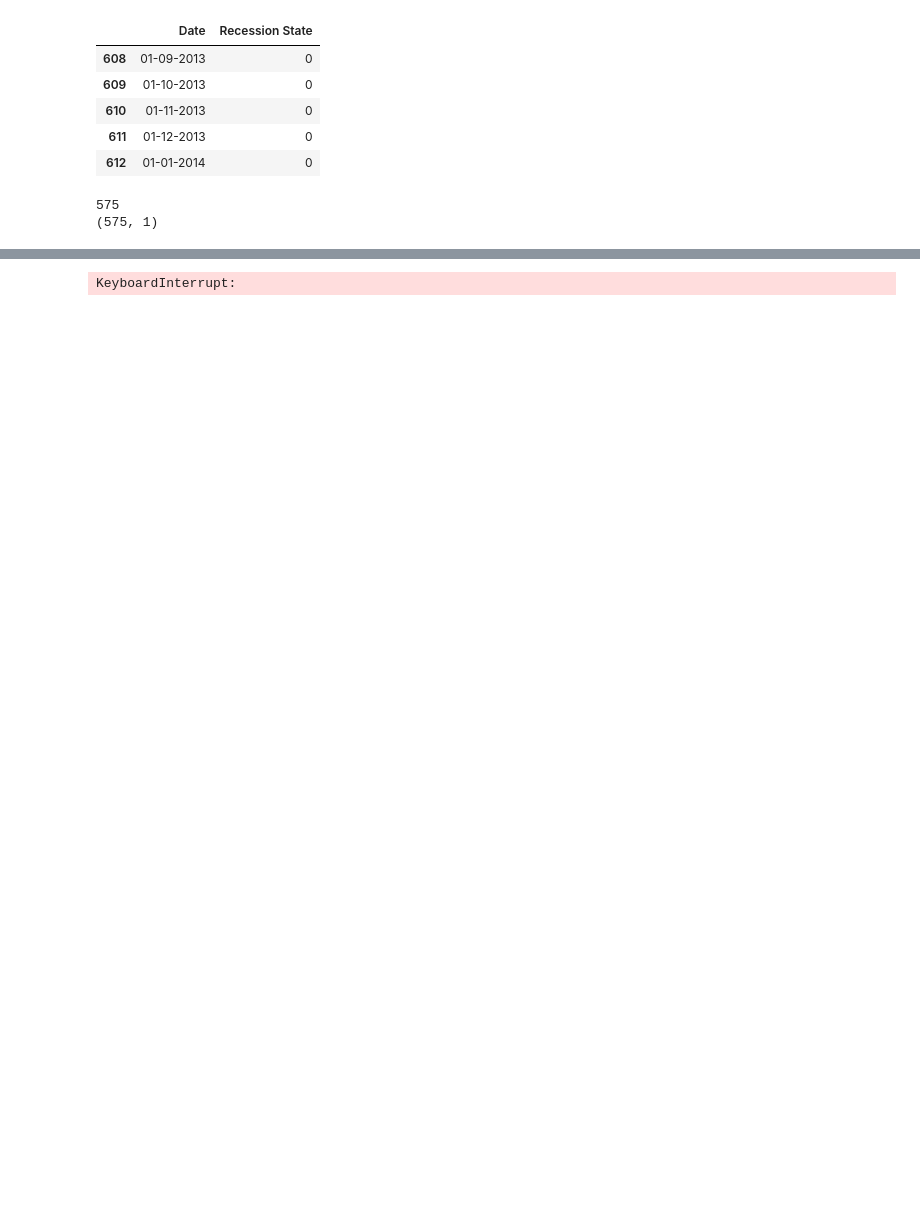
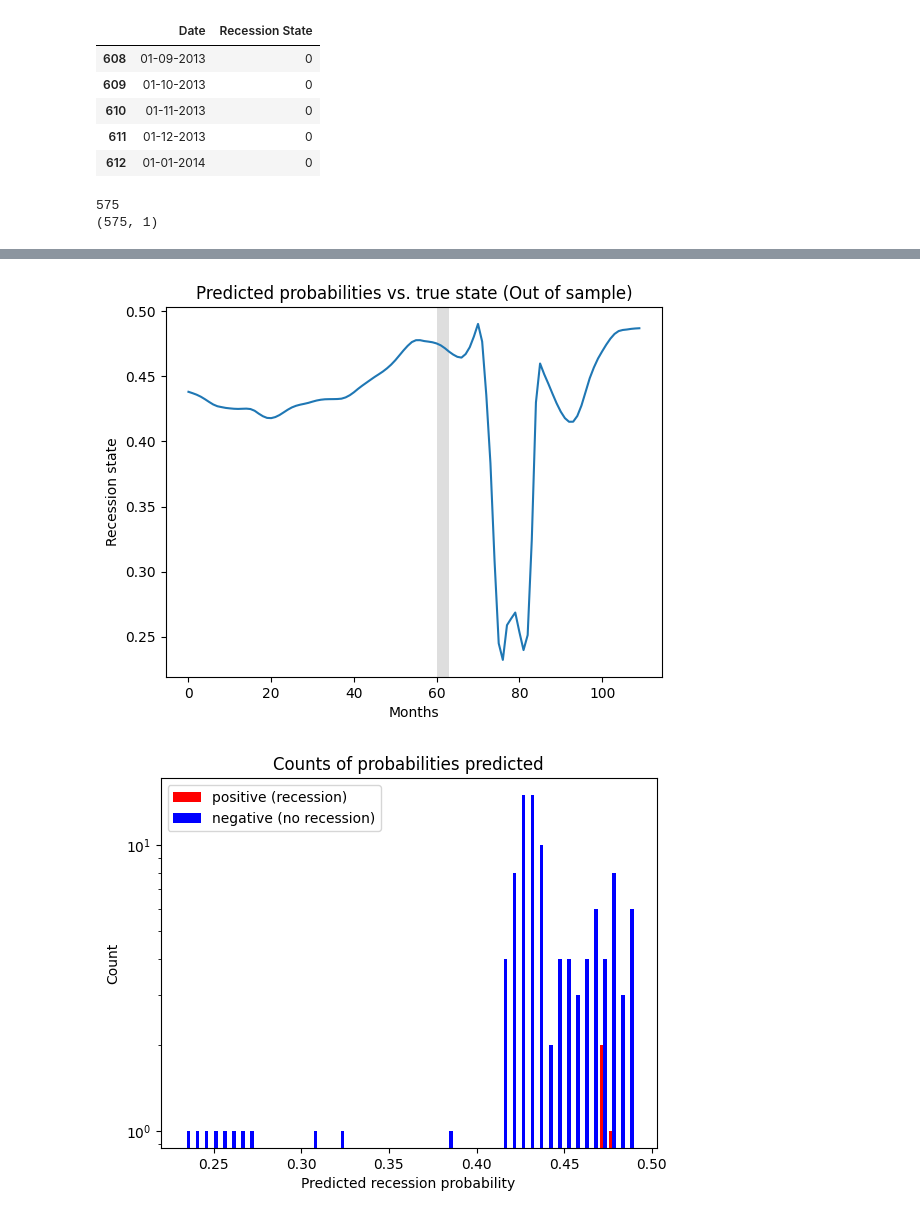
Before and after one commit to EgeBuyukbayram/Recession_Prediction, a Jupyter notebook: Recession_Prediction.ipynb, the cells around one changed output, grey strips where cells are left out. Cells and saved outputs as stored; diff of their text form; code cells hidden in the pictures; blank space fills up the shorter version.

```diff
--- a/Recession_Prediction.ipynb
+++ b/Recession_Prediction.ipynb
@@ -264,9 +193,10 @@ print(data_gold_oil_ratio.shape)
 print(data_gold_oil_ratio.head())
 print(data_gold_oil_ratio.tail())
 data_gold_oil_ratio = data_gold_oil_ratio.rename(columns={" value" : "value"})
+scaler3 = MinMaxScaler()
 gold_oil = data_gold_oil_ratio["value"].to_numpy().reshape(-1, 1)
 
-gold_oil = scaler10.fit_transform(gold_oil)
+gold_oil = scaler3.fit_transform(gold_oil)
 
 print(gold_oil.shape)
 print(gold_oil[:5])
@@ -353,7 +235,7 @@ dataset_x = pd.DataFrame({'gold_oil':gold_oil[:,0],
 
                         'Efective_Rate':Efective_Rate[:,0],
 
-                        'Goverment Spend':df_goverment_spend_interpolated[:, 0],
+                        'data_CLI':data_CLI_1[:,0],
 
                         'data_Inverted_Yield':data_Inverted_Yield[:,0]})
 
@@ -631,8 +514,8 @@ def parse_data(dataset_x_set, data_rex_set):
   return data_x_values, data_y_values
 # %%
 if __name__ == "__main__":
-    data_x, data_y = parse_data(dataset_x, df_gdp_filtered)
-    pred = Recession(300 ,200 ,100 ,0.2 ,0.1 ,12 ,3 ,10 ,data_x ,data_y ,0.8 ,32 ,6 ,3)
+    data_x, data_y = parse_data(dataset_x, data_rec)
+    pred = Recession(100 ,100 ,70 ,0.2 ,0.1 ,12 ,3 ,20 ,data_x ,data_y ,0.8 ,32 ,5 ,10)
     pred.train_LSTM()
     pred.evaluate_LSTM()
     pred.display_results()
@@ -642 +540,2 @@ Epoch 1/10
-KeyboardInterrupt:
+[figure, added]
+[figure, added]
```
Also changed, not shown: parts of 14 cells of this notebook.
